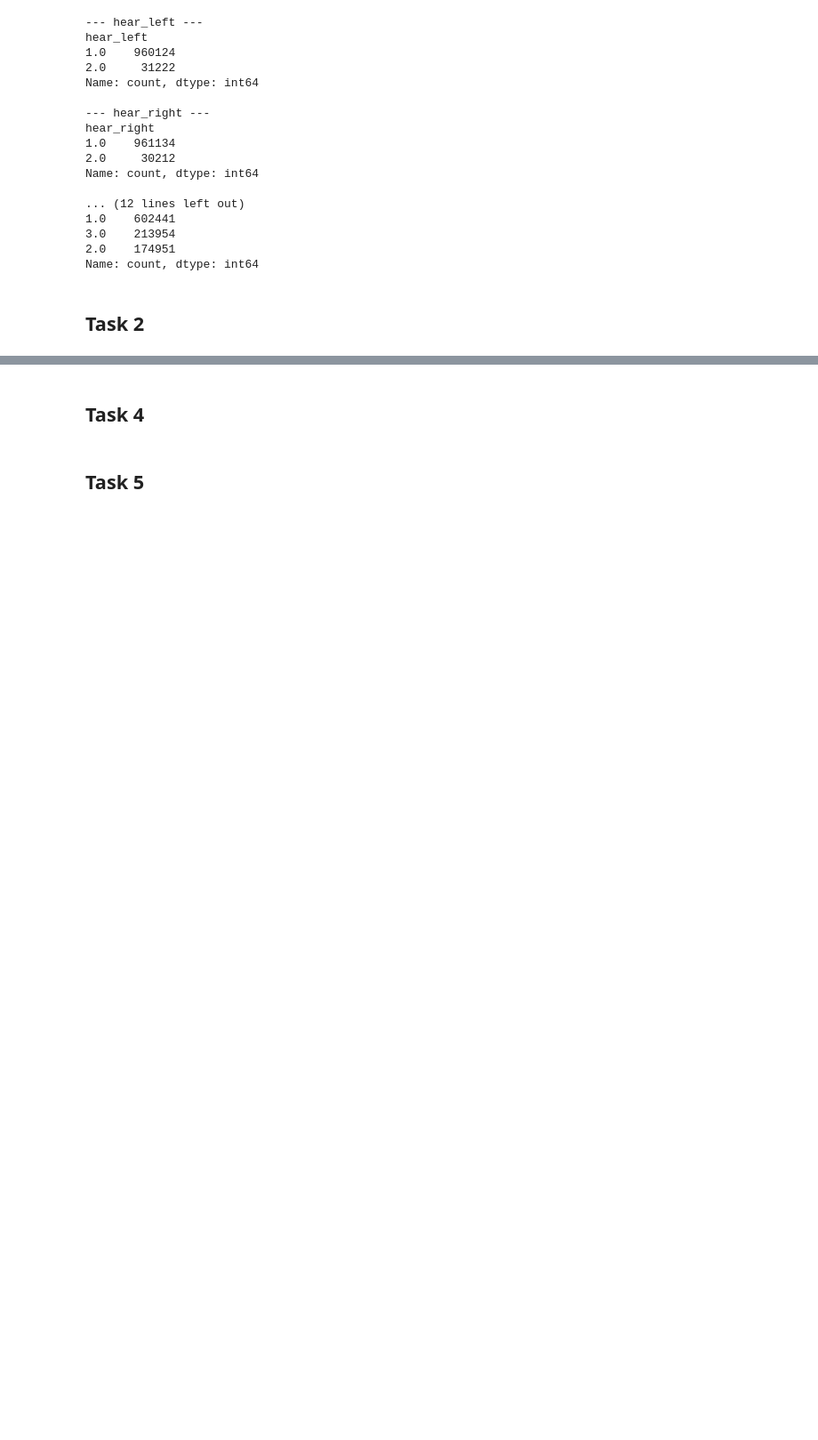
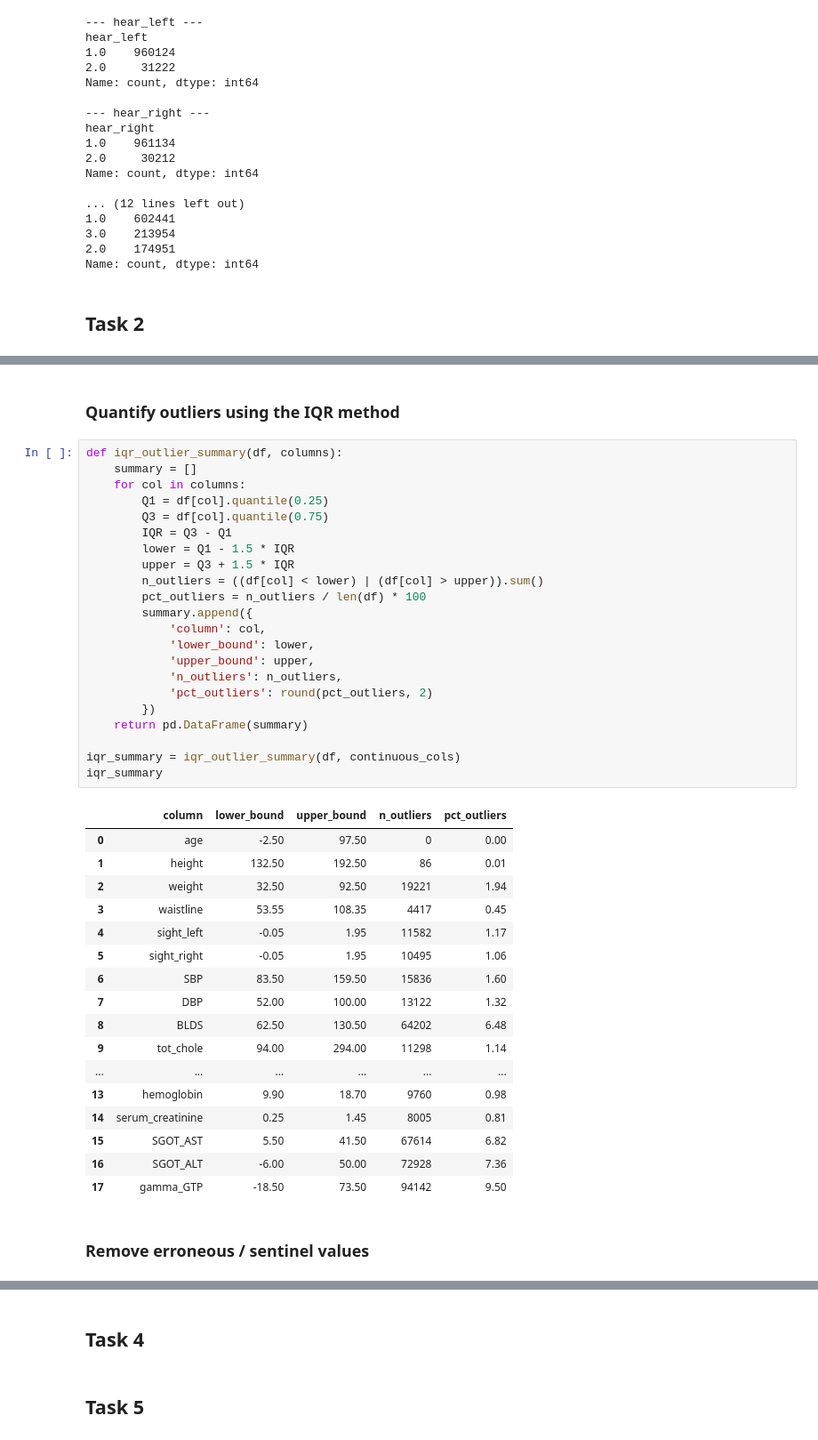
Before and after one commit to johannegg/IT3212, a Jupyter notebook: Assigment1/Assigment1.ipynb, the cells around one changed output, grey strips where cells are left out. Shown at 89% size. Saved outputs shown, nothing was run; the diff lists cells and outputs as text; blank space fills up the shorter version.

```diff
--- a/Assigment1/Assigment1.ipynb
+++ b/Assigment1/Assigment1.ipynb
@@ -127,0 +144,44 @@ Name: count, dtype: int64
+# %% [markdown]
+### Quantify outliers using the IQR method
+# %%
+def iqr_outlier_summary(df, columns):
+    summary = []
+    for col in columns:
+        Q1 = df[col].quantile(0.25)
+        Q3 = df[col].quantile(0.75)
+        IQR = Q3 - Q1
+        lower = Q1 - 1.5 * IQR
+        upper = Q3 + 1.5 * IQR
+        n_outliers = ((df[col] < lower) | (df[col] > upper)).sum()
+        pct_outliers = n_outliers / len(df) * 100
+        summary.append({
+            'column': col,
+            'lower_bound': lower,
+            'upper_bound': upper,
+            'n_outliers': n_outliers,
+            'pct_outliers': round(pct_outliers, 2)
+        })
+    return pd.DataFrame(summary)
+
+iqr_summary = iqr_outlier_summary(df, continuous_cols)
+iqr_summary
+# %% [output]
+|  | column | lower_bound | upper_bound | n_outliers | pct_outliers |
+| 0 | age | -2.50 | 97.50 | 0 | 0.00 |
+| 1 | height | 132.50 | 192.50 | 86 | 0.01 |
+| 2 | weight | 32.50 | 92.50 | 19221 | 1.94 |
+| 3 | waistline | 53.55 | 108.35 | 4417 | 0.45 |
+| 4 | sight_left | -0.05 | 1.95 | 11582 | 1.17 |
+| 5 | sight_right | -0.05 | 1.95 | 10495 | 1.06 |
+| 6 | SBP | 83.50 | 159.50 | 15836 | 1.60 |
+| 7 | DBP | 52.00 | 100.00 | 13122 | 1.32 |
+| 8 | BLDS | 62.50 | 130.50 | 64202 | 6.48 |
+| 9 | tot_chole | 94.00 | 294.00 | 11298 | 1.14 |
+| ... | ... | ... | ... | ... | ... |
+| 13 | hemoglobin | 9.90 | 18.70 | 9760 | 0.98 |
+| 14 | serum_creatinine | 0.25 | 1.45 | 8005 | 0.81 |
+| 15 | SGOT_AST | 5.50 | 41.50 | 67614 | 6.82 |
+| 16 | SGOT_ALT | -6.00 | 50.00 | 72928 | 7.36 |
+| 17 | gamma_GTP | -18.50 | 73.50 | 94142 | 9.50 |
+# %% [markdown]
+### Remove erroneous / sentinel values
```
Also changed, not shown: parts of 6 cells of this notebook.
